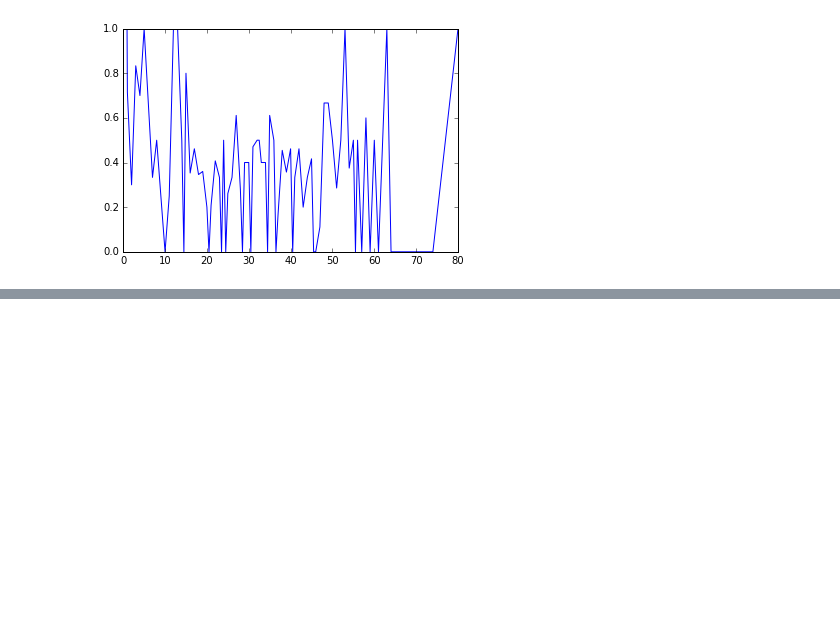
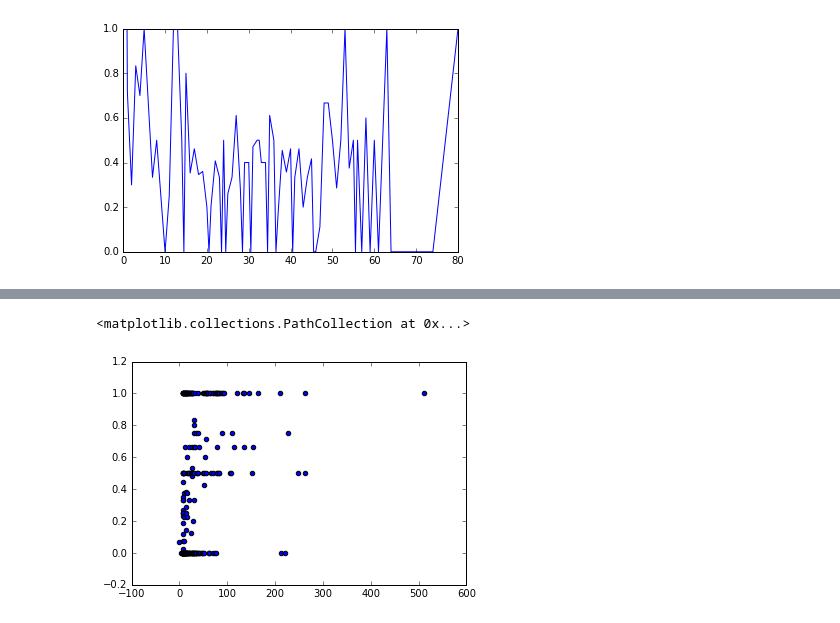
Before and after one commit to monkeydunkey/Titanic_Machine_Learning, a Jupyter notebook: Titanic Dataset.ipynb, the cells around one changed output, grey strips where cells are left out. Cells and saved outputs as stored; diff of their text form; code cells hidden in the pictures; blank space fills up the shorter version.

```diff
--- a/Titanic Dataset.ipynb
+++ b/Titanic Dataset.ipynb
@@ -74,3 +74,12 @@ TitanicFrame[TitanicFrame['Age']==.42]
 # %% [output]
 |  | PassengerId | Survived | Pclass | Name | Sex | Age | SibSp | Parch | Ticket | Fare | ... |
 | 803 | 804 | 1 | 3 | Thomas, Master. Assad Alexander | male | 0.42 | 0 | 1 | 2625 | 8.5167 | ... |
+# %%
+grouped = TitanicFrame.loc[:,['Survived','Fare']].groupby('Fare').sum().reset_index()
+grouped1 = TitanicFrame.loc[:,['Survived','Fare']].groupby('Fare').count().reset_index()
+grouped2 = pd.merge(grouped1,grouped, how='outer', on = ['Fare', 'Fare'])
+grouped2['Ratio']= grouped2['Survived_y'] / grouped2['Survived_x']
+plt.scatter(grouped2['Fare'], grouped2['Ratio'])
+# %% [output]
+<matplotlib.collections.PathCollection at 0x...>
+[figure, added]
```
Also changed, not shown: parts of 4 cells of this notebook.
